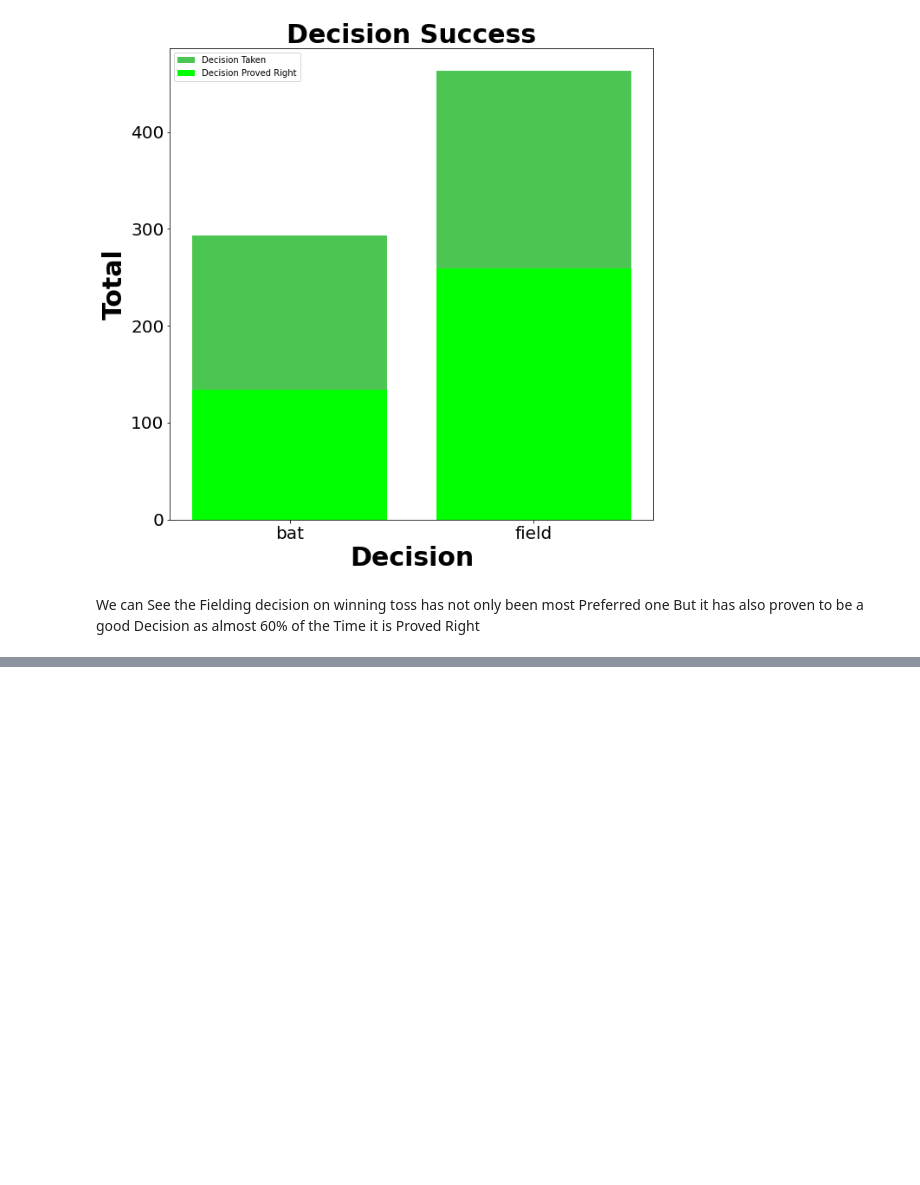
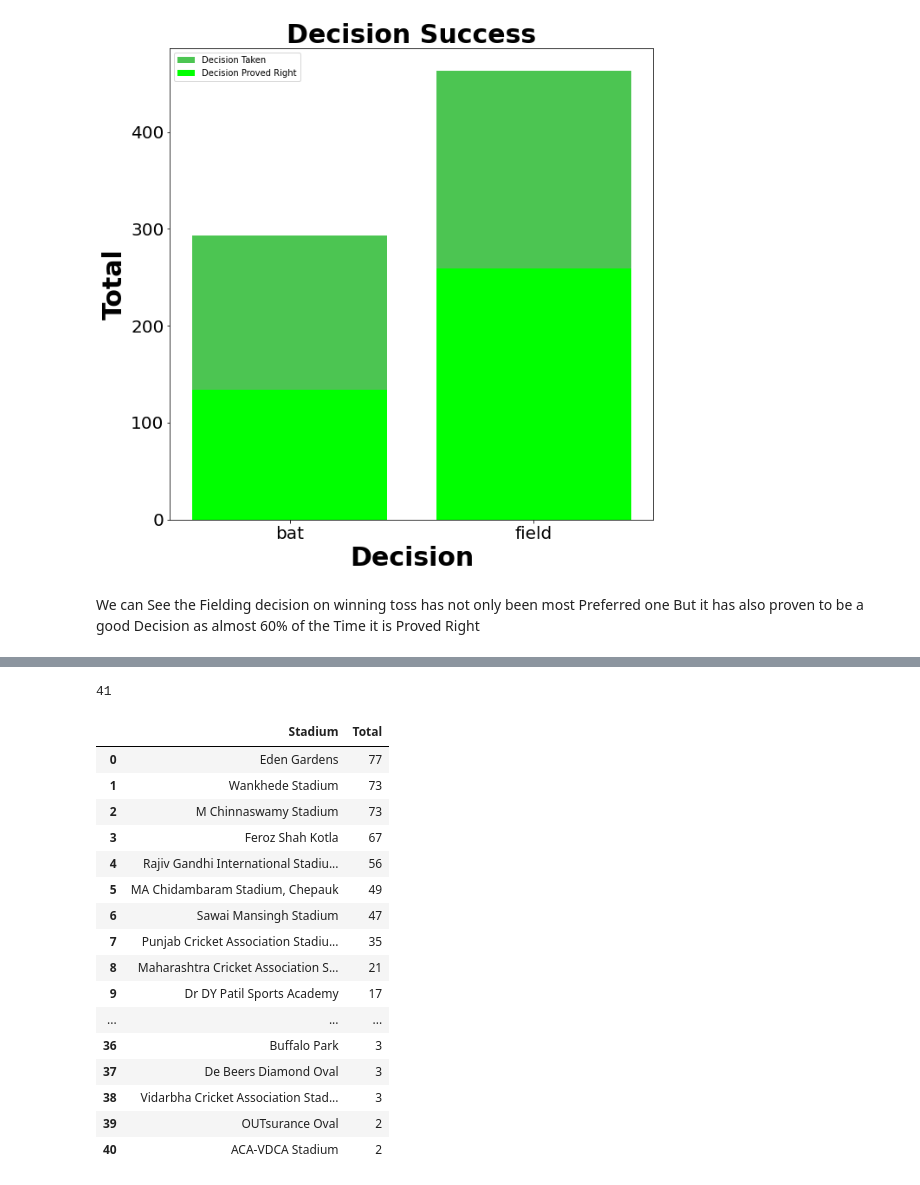
Before and after one commit to TanmayMehta-ml/IPL_DataAnalysis, a Jupyter notebook: ipldata.ipynb, the cells around one changed output, grey strips where cells are left out. Cells and saved outputs as stored; diff of their text form; code cells hidden in the pictures; blank space fills up the shorter version.

```diff
--- a/ipldata.ipynb
+++ b/ipldata.ipynb
@@ -468,0 +492,5 @@ We can See the Fielding decision on winning toss has not only been most Preferre
+# %%
+total_venue = list(ipl_df.venue.unique())
+len(total_venue)
+# %% [output]
+41
@@ -468,0 +501,21 @@ We can See the Fielding decision on winning toss has not only been most Preferre
+# %%
+labels = list(venue_df.Stadium)
+venue_df
+# %% [output]
+|  | Stadium | Total |
+| 0 | Eden Gardens | 77 |
+| 1 | Wankhede Stadium | 73 |
+| 2 | M Chinnaswamy Stadium | 73 |
+| 3 | Feroz Shah Kotla | 67 |
+| 4 | Rajiv Gandhi International Stadiu... | 56 |
+| 5 | MA Chidambaram Stadium, Chepauk | 49 |
+| 6 | Sawai Mansingh Stadium | 47 |
+| 7 | Punjab Cricket Association Stadiu... | 35 |
+| 8 | Maharashtra Cricket Association S... | 21 |
+| 9 | Dr DY Patil Sports Academy | 17 |
+| ... | ... | ... |
+| 36 | Buffalo Park | 3 |
+| 37 | De Beers Diamond Oval | 3 |
+| 38 | Vidarbha Cricket Association Stad... | 3 |
+| 39 | OUTsurance Oval | 2 |
+| 40 | ACA-VDCA Stadium | 2 |
```
Also changed, not shown: parts of 5 cells of this notebook.
